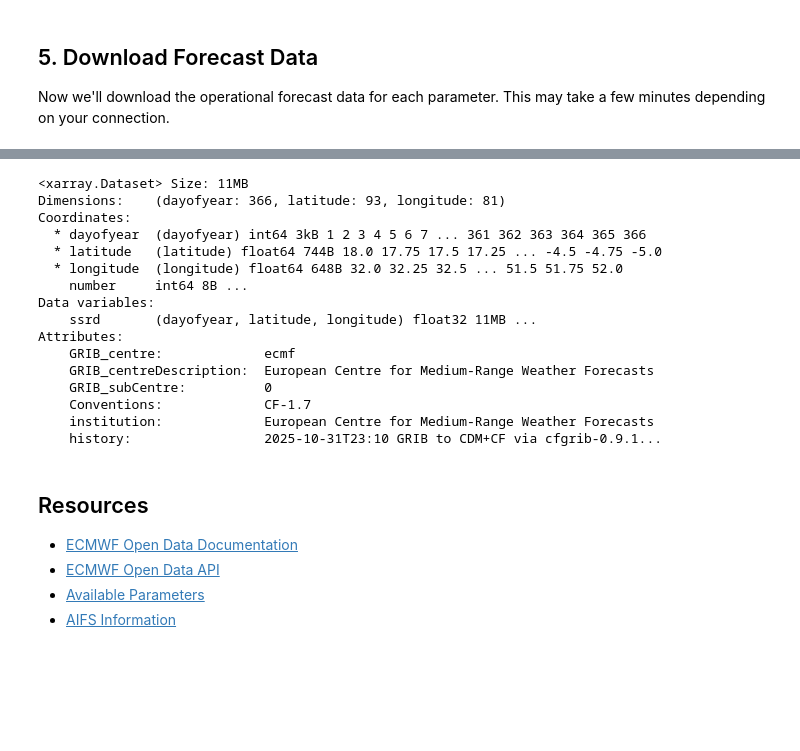
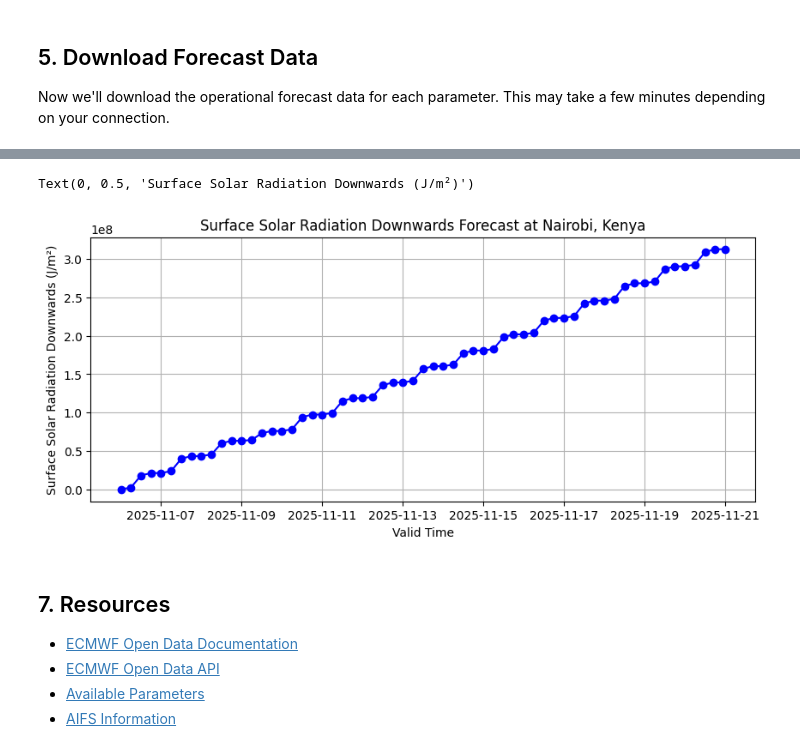
Before and after one commit to HKV-products-services/Capacity-Building-ICPAC-for-climate-services, a Jupyter notebook: Renewable_Energy_Forecasting/2_Get_AIFS_forecast.ipynb, the cells around one changed output, grey strips where cells are left out. Cells and saved outputs as stored; diff of their text form; code cells hidden in the pictures; blank space fills up the shorter version.

```diff
--- a/Renewable_Energy_Forecasting/2_Get_AIFS_forecast.ipynb
+++ b/Renewable_Energy_Forecasting/2_Get_AIFS_forecast.ipynb
@@ -228,24 +189,17 @@ plt.tight_layout()
-# %%
-clim_ssrd_reload
-# %% [output]
-<xarray.Dataset> Size: 11MB
-Dimensions:    (dayofyear: 366, latitude: 93, longitude: 81)
-Coordinates:
-  * dayofyear  (dayofyear) int64 3kB 1 2 3 4 5 6 7 ... 361 362 363 364 365 366
-  * latitude   (latitude) float64 744B 18.0 17.75 17.5 17.25 ... -4.5 -4.75 -5.0
-  * longitude  (longitude) float64 648B 32.0 32.25 32.5 ... 51.5 51.75 52.0
-    number     int64 8B ...
-Data variables:
-    ssrd       (dayofyear, latitude, longitude) float32 11MB ...
-Attributes:
-    GRIB_centre:             ecmf
-    GRIB_centreDescription:  European Centre for Medium-Range Weather Forecasts
-    GRIB_subCentre:          0
-    Conventions:             CF-1.7
-    institution:             European Centre for Medium-Range Weather Forecasts
-    history:                 2025-10-31T23:10 GRIB to CDM+CF via cfgrib-0.9.1...
+# %%
+# The forecast is accumulated over time
+
+plt.figure(figsize=(10, 4))
+plt.plot(forecast_location.valid_time, forecast_location, marker='o', label='AIFS Forecast', color='blue')
+plt.grid()
+plt.title(f'Surface Solar Radiation Downwards Forecast at {location_name}')
+plt.xlabel('Valid Time')
+plt.ylabel('Surface Solar Radiation Downwards (J/m²)')
+# %% [output]
+Text(0, 0.5, 'Surface Solar Radiation Downwards (J/m²)')
+[figure, added]
 # %% [markdown]
-## Resources
+## 7. Resources
 
 - [ECMWF Open Data Documentation](https://data.ecmwf.int/forecasts/)
 - [ECMWF Open Data API](https://confluence.ecmwf.int/display/DAC/ECMWF+open+data%3A+real-time+forecasts+from+IFS+and+AIFS)
```
Also changed, not shown: parts of 15 cells of this notebook, 5 other files.
